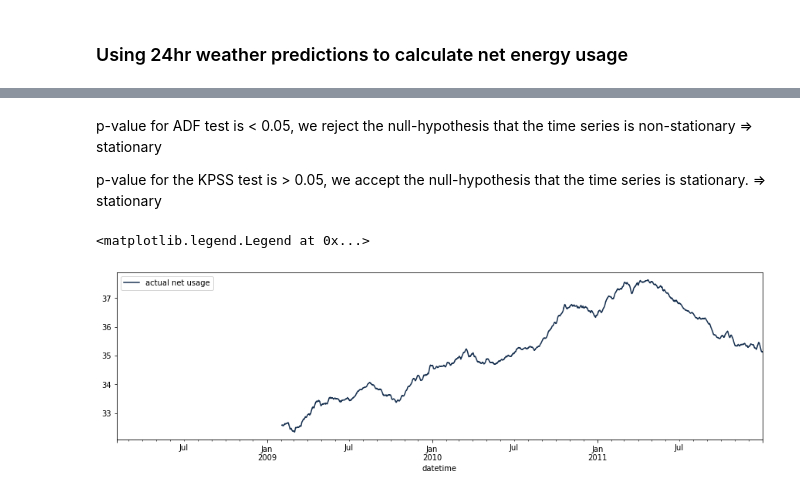
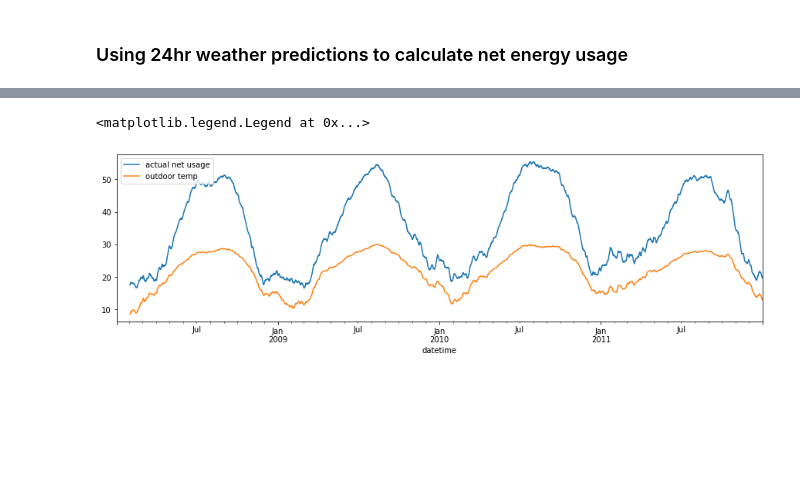
Before and after one commit to erickCantu/TheGreenCitySolutionsGroup, a Jupyter notebook: notebooks/Regression.ipynb, the cells around one changed output, grey strips where cells are left out. Drawn from its saved outputs; the diff is of its cells as text; code cells hidden in the pictures; blank space fills up the shorter version.

```diff
--- a/notebooks/Regression.ipynb
+++ b/notebooks/Regression.ipynb
@@ -92,7 +70,7 @@ heatmap.set_title('Correlation between weather data and solar generation', fontd
 # %% [markdown]
 ### Simple linear regression model using measured weather conditions to predict net energy usage
 # %%
-X = df[['outdoor_temp', 'outdoor_hum', 'diffuse_solar_W_m2', 'direct_solar_W_m2']]
+X = df[['outdoor_temp', 'outdoor_hum', 'diffuse_solar_W_m2', 'direct_solar_W_m2', 'hour', 'month']]
 y = df['net_load_kWh']
 
 X = pd.get_dummies(X, drop_first=True)
@@ -107,4 +85,6 @@ print("R-squared:", r2_score(y, y_pred).round(3))
 
 coef = lin_reg.coef_
 intercept = lin_reg.intercept_
+
+df['net_load_kWh_forecast'] = y_pred
 # %% [output]
@@ -125,4 +113,6 @@ rsquared["rsquared"].append(r2_score(y, y_pred).round(3))
 
 coef = poly_reg_model.coef_
 intercept = poly_reg_model.intercept_
+
+df['net_load_kWh_forecast'] = y_pred
 # %% [output]
@@ -130,7 +128,7 @@ n: 5  R-squared: 0.808
 # %% [markdown]
 ### Using 24hr weather predictions to calculate net energy usage
 # %%
-X_forecast = df[['pred_24h_outdoor_temp_shift', 'pred_24h_outdoor_hum_shift', 'pred_24h_diffuse_solar_W_m2_shift', 'pred_24h_direct_solar_W_m2_shift']]
+X_forecast = df[['pred_24h_outdoor_temp_shift', 'pred_24h_outdoor_hum_shift', 'pred_24h_diffuse_solar_W_m2_shift', 'pred_24h_direct_solar_W_m2_shift', 'hour', 'month']]
 y_forecast = df['net_load_kWh']
 
 X_forecast = pd.get_dummies(X_forecast, drop_first=True)
@@ -253,4 +152,0 @@ p-value for the KPSS test is < 0.05, we reject the null-hypothesis that the time
-# %%
-# De-trending the time series
-df['net_load_kWh_detrend'] = (df['net_load_kWh'] - df['net_load_kWh'].shift(24))
-df = df.dropna()
@@ -271,11 +153,8 @@ p-value: 0.100000
-# %% [markdown]
-p-value for ADF test is < 0.05, we reject the null-hypothesis that the time series is non-stationary => stationary
-
-p-value for the KPSS test is > 0.05, we accept the null-hypothesis that the time series is stationary. => stationary
 # %%
 fig, ax = plt.subplots(figsize=(15,4))
-df['net_load_kWh'].rolling(24*365).mean().plot(label="actual net usage")
+df['net_load_kWh'].rolling(24*30).mean().plot(label="actual net usage")
+df['outdoor_temp'].rolling(24*30).mean().plot(label="outdoor temp")
 plt.legend(loc='upper left')
 # %% [output]
 <matplotlib.legend.Legend at 0x...>
-[figure, old version]
+[figure, new version]
```
Also changed, not shown: parts of 25 cells of this notebook.
